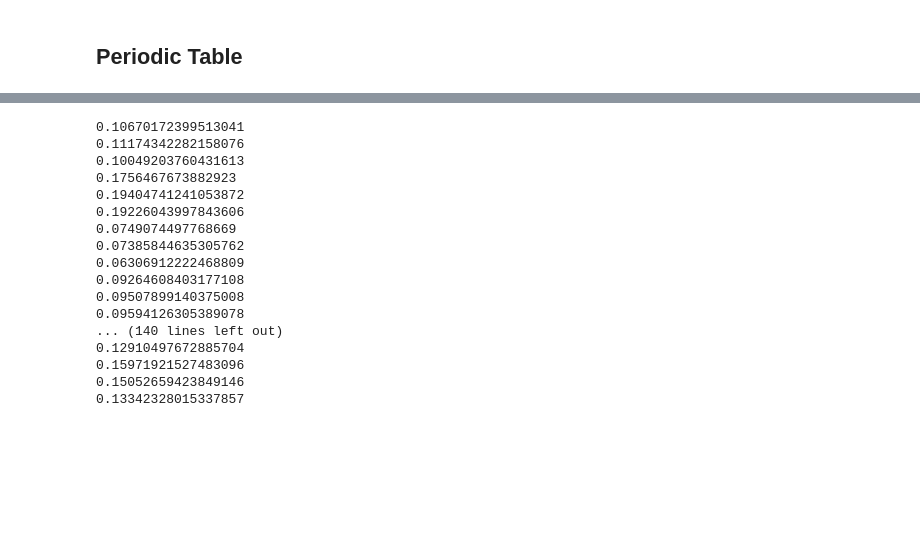
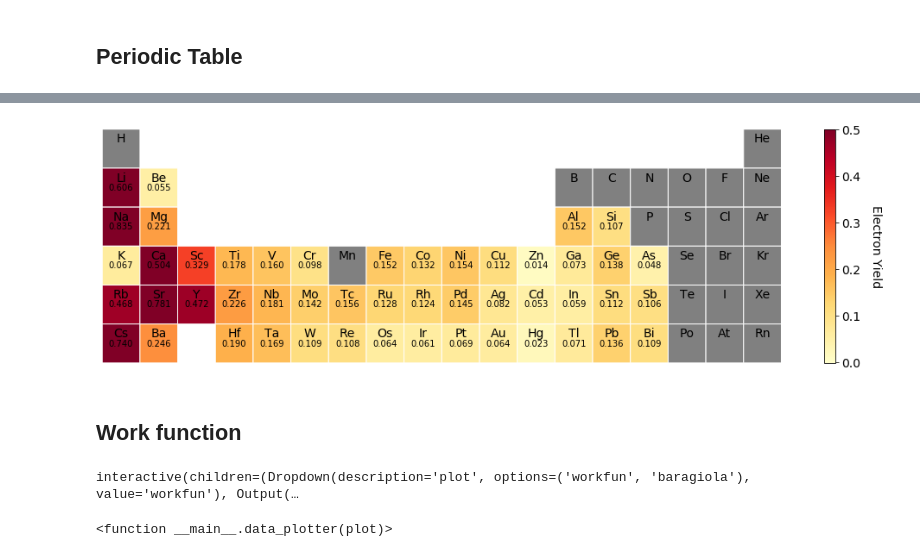
Before and after one commit to mbercx/phd-thesis, a Jupyter notebook: jupyter/quotas/metals/high_throughput.ipynb, the cells around one changed output, grey strips where cells are left out. Cells and saved outputs as stored; diff of their text form; code cells hidden in the pictures; blank space fills up the shorter version.

```diff
--- a/jupyter/quotas/metals/high_throughput.ipynb
+++ b/jupyter/quotas/metals/high_throughput.ipynb
@@ -66,22 +82,10 @@ def get_element_average(element, ion):
-# %%
-l = [el for el in yield_dict.keys() if not len(el) > 2]
-l.extend(["Cr", "Fe", "Hg", "Sn"])
-He_yield_dict = {e: get_element_average(e, "He") for e in l}
-# %% [output]
-0.10670172399513041
-0.11174342282158076
-0.10049203760431613
-0.1756467673882923
-0.19404741241053872
-0.19226043997843606
-0.0749074497768669
-0.07385844635305762
-0.06306912222468809
-0.09264608403177108
-0.09507899140375008
-0.09594126305389078
-... (140 lines left out)
-0.12910497672885704
-0.15971921527483096
-0.15052659423849146
-0.13342328015337857
+# %%
+Ne_yield_dict = {e: get_element_average(e, "Ne") for e in l}
+periodic_table_heatmap(Ne_yield_dict, max_row=6, cbar_label="Electron Yield", cmap_range=[0, 0.5], value_format="%.3f")
+fig = plt.gcf()
+fig.set_size_inches((14,4))
+plt.savefig(format="png", dpi=300, fname=os.path.join(figures_dir, "Ne_yield_table.png"), bbox_inches="tight")
+# %% [output]
+[figure, added]
+# %% [markdown]
+## Work function
@@ -87,0 +167,5 @@ He_yield_dict = {e: get_element_average(e, "He") for e in l}
+# %%
+interact(data_plotter, plot=["workfun", "baragiola"])
+# %% [output]
+interactive(children=(Dropdown(description='plot', options=('workfun', 'baragiola'), value='workfun'), Output(…
+<function __main__.data_plotter(plot)>
```
Also changed, not shown: parts of 11 cells of this notebook.
